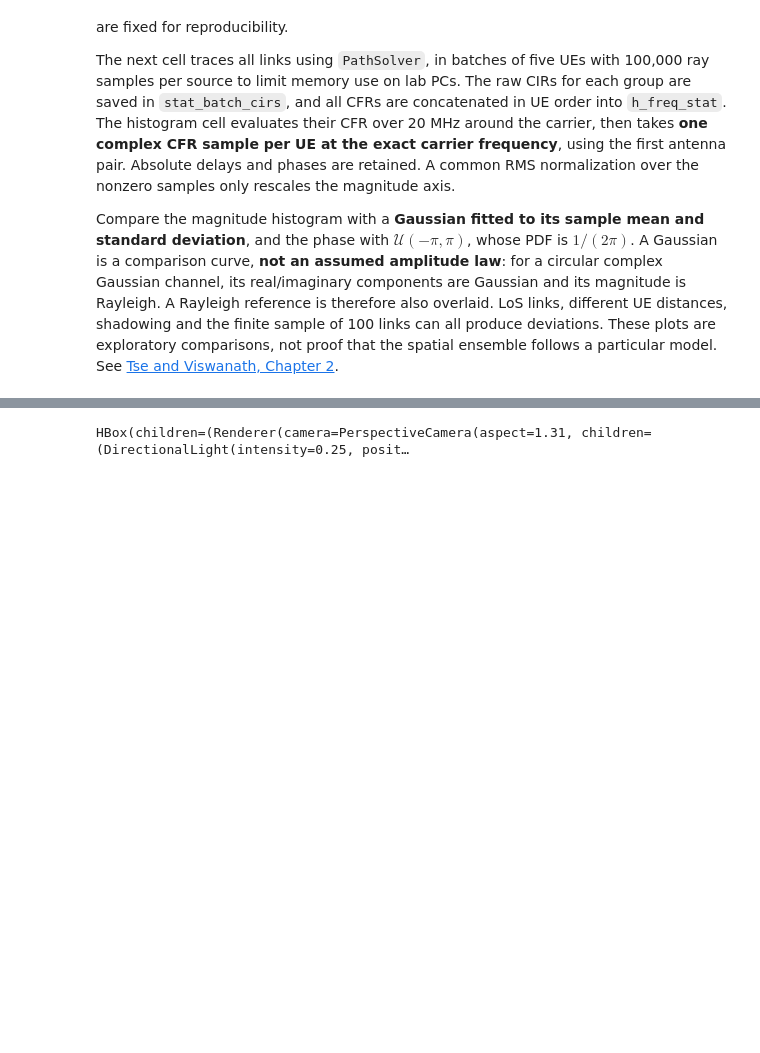
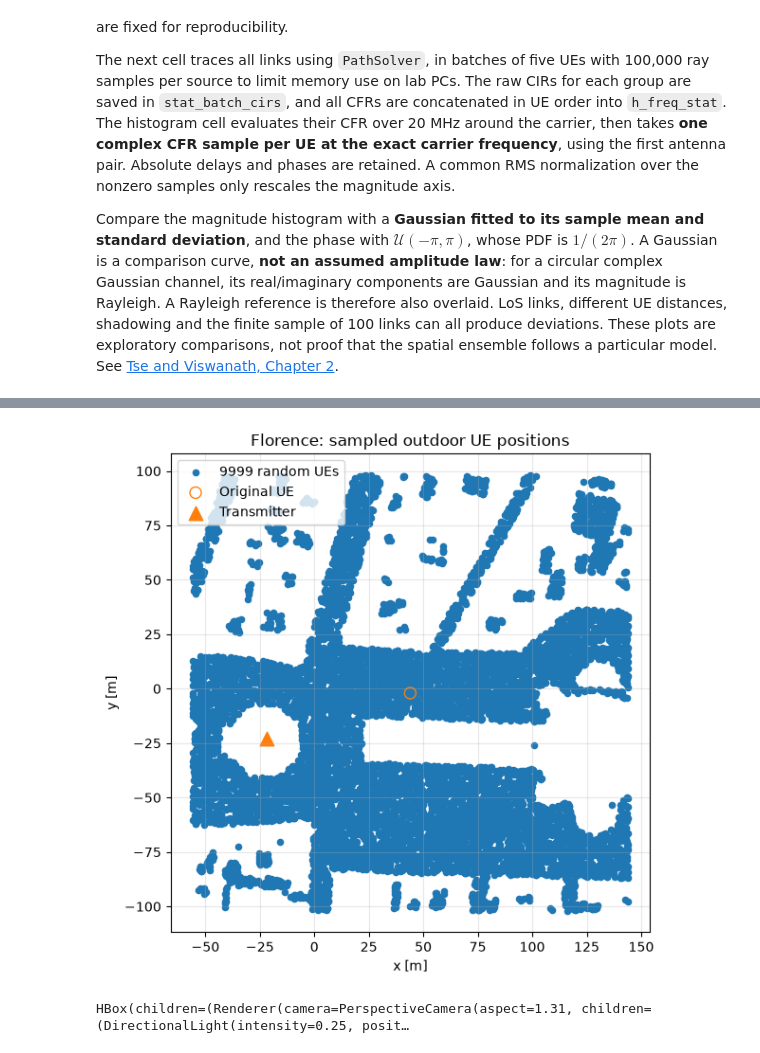
Before and after one commit to lostinafro/comm-workshops, a Jupyter notebook: 2026_wirelesscomms/raytracer_channel.ipynb, the cells around one changed output, grey strips where cells are left out. Saved outputs shown, nothing was run; the diff lists cells and outputs as text; code cells hidden in the pictures; blank space fills up the shorter version.

```diff
--- a/2026_wirelesscomms/raytracer_channel.ipynb
+++ b/2026_wirelesscomms/raytracer_channel.ipynb
@@ -998,3 +984,19 @@ CFRs computed for all 100 UEs; raw CIRs are in stat_batch_cirs.
+# %%
+# Visualize the UE position with a scatter plot
+fig, ax = plt.subplots(figsize=(7, 6))
+ax.scatter(new_ue_positions[:, 0], new_ue_positions[:, 1], s=20, label=f"{num_ues-1} random UEs")
+ax.scatter(ue_positions[0, 0], ue_positions[0, 1], s=75, marker="o",
+           facecolors="none", edgecolors="C1", label="Original UE")
+tx_position_stat = original_tx.position.numpy().reshape(3)
+ax.scatter(tx_position_stat[0], tx_position_stat[1], s=110, marker="^", label="Transmitter")
+ax.set(xlabel="x [m]", ylabel="y [m]", title="Florence: sampled outdoor UE positions")
+ax.set_aspect("equal", adjustable="box")
+ax.grid(True, alpha=0.3)
+ax.legend()
+fig.tight_layout()
+plt.show()
+# %% [output]
+[figure, added]
 # %%
 if not no_preview:
     scene_stat.preview()
```
Also changed, not shown: parts of 13 cells of this notebook.
